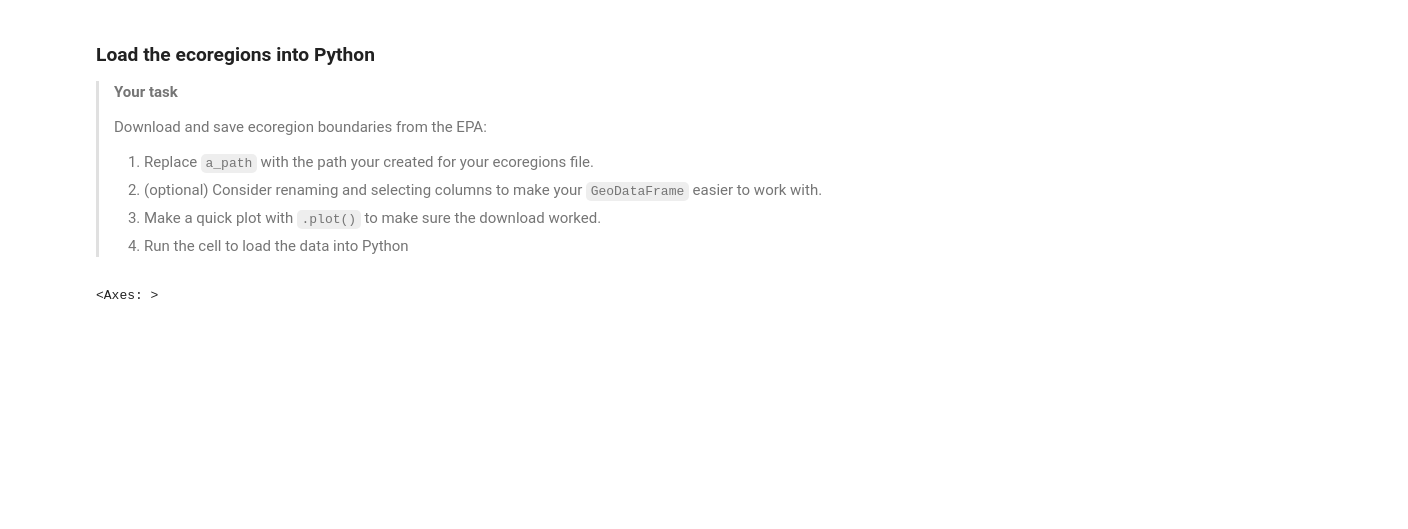
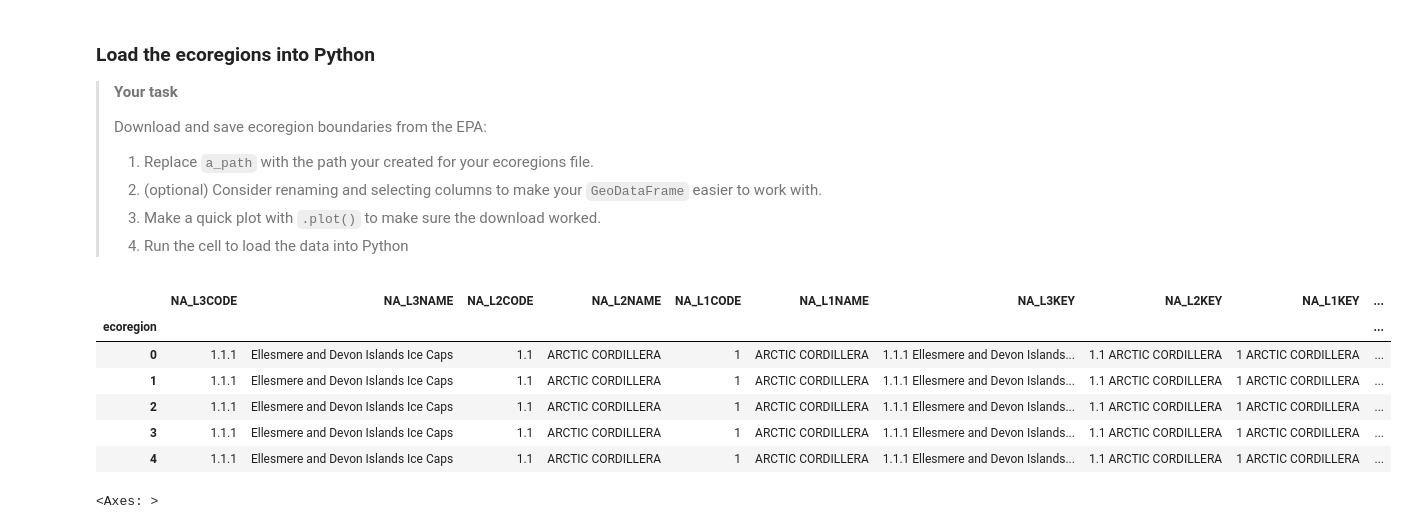
Before and after one commit to cu-esiil-edu/stars-02-species-distribution-EBiggane, a Jupyter notebook: species-distribution.ipynb, the cells around one changed output. Cells and saved outputs as stored; diff of their text form; code cells hidden in the pictures; blank space fills up the shorter version.

Commit message:
Got data downloaded, trying to identify ecoregions

```diff
--- a/species-distribution.ipynb
+++ b/species-distribution.ipynb
@@ -170,6 +171,16 @@ ecoregion_gdf = gpd.read_file(epa_path)
 
 # Name the index so it will match the other data later on
 ecoregion_gdf.index.name = 'ecoregion'
+# %%
+ecoregion_gdf.head()
+# %% [output]
+|  | NA_L3CODE | NA_L3NAME | NA_L2CODE | NA_L2NAME | NA_L1CODE | NA_L1NAME | NA_L3KEY | NA_L2KEY | NA_L1KEY | ... |
+| ecoregion |  |  |  |  |  |  |  |  |  | ... |
+| 0 | 1.1.1 | Ellesmere and Devon Islands Ice Caps | 1.1 | ARCTIC CORDILLERA | 1 | ARCTIC CORDILLERA | 1.1.1 Ellesmere and Devon Islands... | 1.1 ARCTIC CORDILLERA | 1 ARCTIC CORDILLERA | ... |
+| 1 | 1.1.1 | Ellesmere and Devon Islands Ice Caps | 1.1 | ARCTIC CORDILLERA | 1 | ARCTIC CORDILLERA | 1.1.1 Ellesmere and Devon Islands... | 1.1 ARCTIC CORDILLERA | 1 ARCTIC CORDILLERA | ... |
+| 2 | 1.1.1 | Ellesmere and Devon Islands Ice Caps | 1.1 | ARCTIC CORDILLERA | 1 | ARCTIC CORDILLERA | 1.1.1 Ellesmere and Devon Islands... | 1.1 ARCTIC CORDILLERA | 1 ARCTIC CORDILLERA | ... |
+| 3 | 1.1.1 | Ellesmere and Devon Islands Ice Caps | 1.1 | ARCTIC CORDILLERA | 1 | ARCTIC CORDILLERA | 1.1.1 Ellesmere and Devon Islands... | 1.1 ARCTIC CORDILLERA | 1 ARCTIC CORDILLERA | ... |
+| 4 | 1.1.1 | Ellesmere and Devon Islands Ice Caps | 1.1 | ARCTIC CORDILLERA | 1 | ARCTIC CORDILLERA | 1.1.1 Ellesmere and Devon Islands... | 1.1 ARCTIC CORDILLERA | 1 ARCTIC CORDILLERA | ... |
 # %%
 # Plot the ecoregions to check download
 ecoregion_gdf.plot(figsize=(10,10),
```
Also changed, not shown: parts of 8 cells of this notebook.
